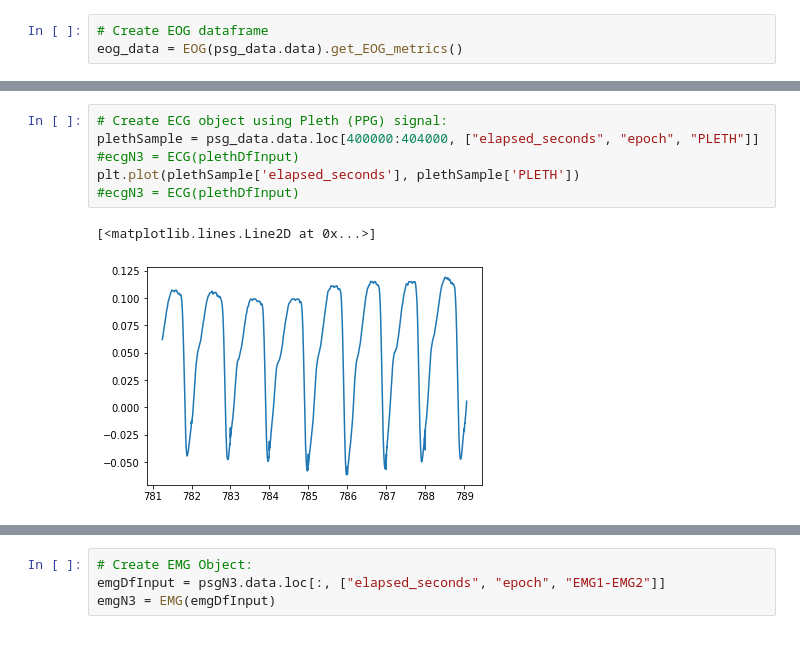
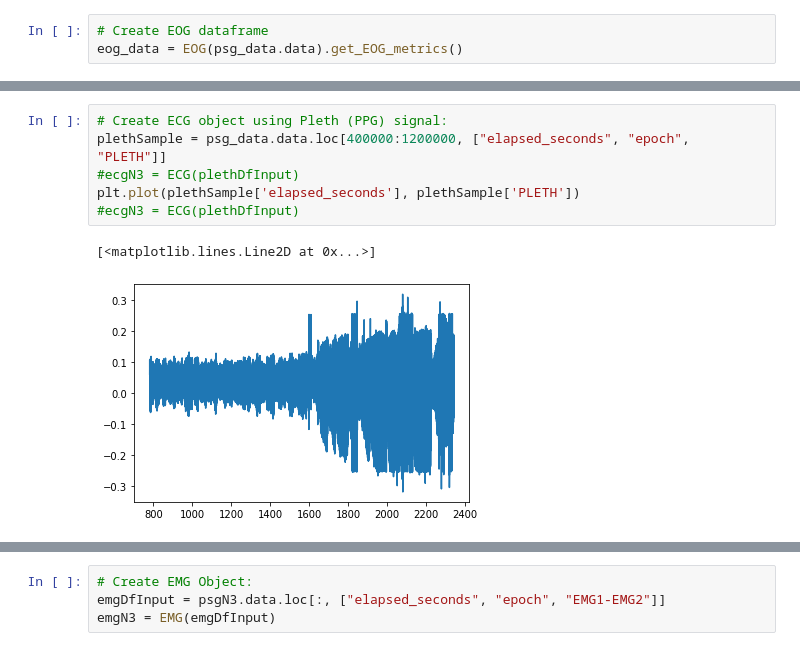
Before and after one commit to brycegsmith/psg_project, a Jupyter notebook: main.ipynb, the cells around one changed output, grey strips where cells are left out. Cells and saved outputs as stored; diff of their text form.

```diff
--- a/main.ipynb
+++ b/main.ipynb
@@ -101,10 +90,10 @@ display(metrics1)
 # %%
 # Create ECG object using Pleth (PPG) signal:
-plethSample = psg_data.data.loc[400000:404000, ["elapsed_seconds", "epoch", "PLETH"]]
+plethSample = psg_data.data.loc[400000:1200000, ["elapsed_seconds", "epoch", "PLETH"]]
 #ecgN3 = ECG(plethDfInput)
 plt.plot(plethSample['elapsed_seconds'], plethSample['PLETH'])
 #ecgN3 = ECG(plethDfInput)
 # %% [output]
 [<matplotlib.lines.Line2D at 0x...>]
-[figure, old version]
+[figure, new version]
 # %%
```
Also changed, not shown: parts of 5 cells of this notebook, 1 other file.
